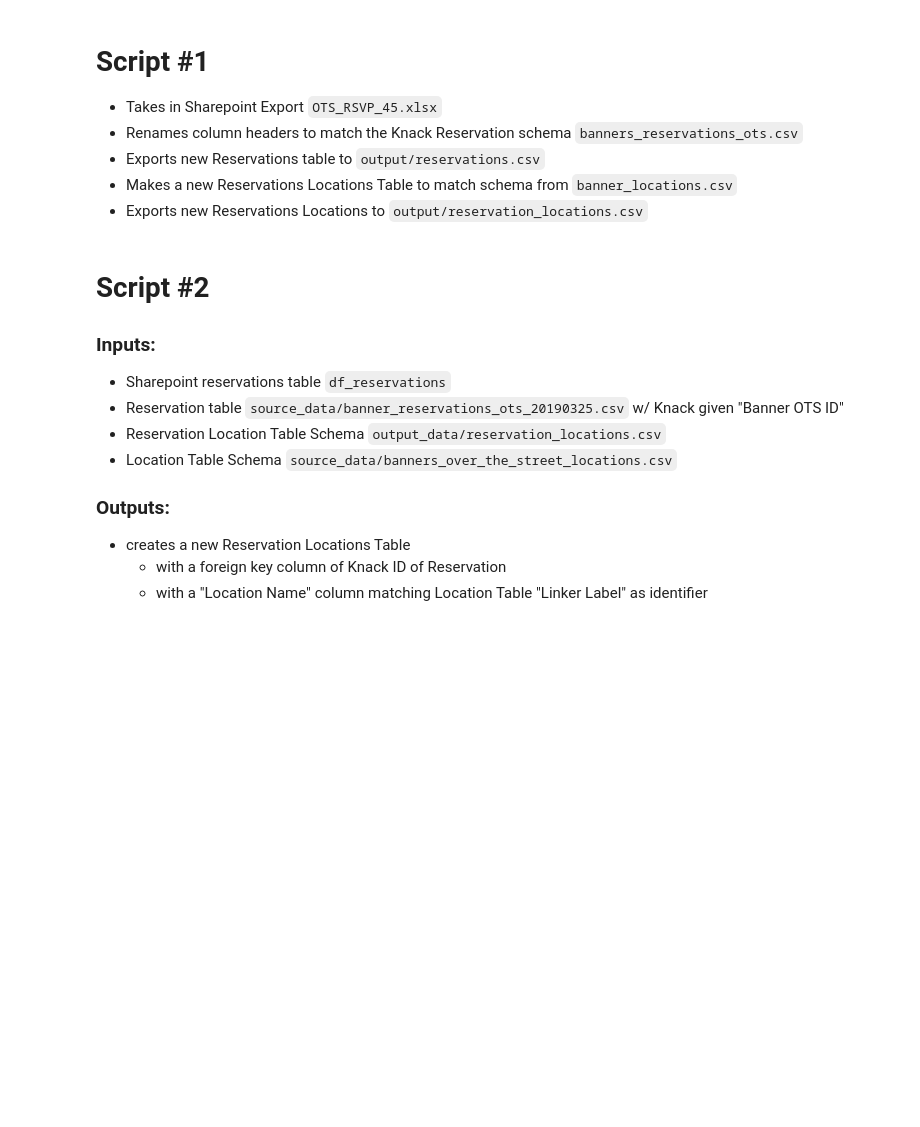
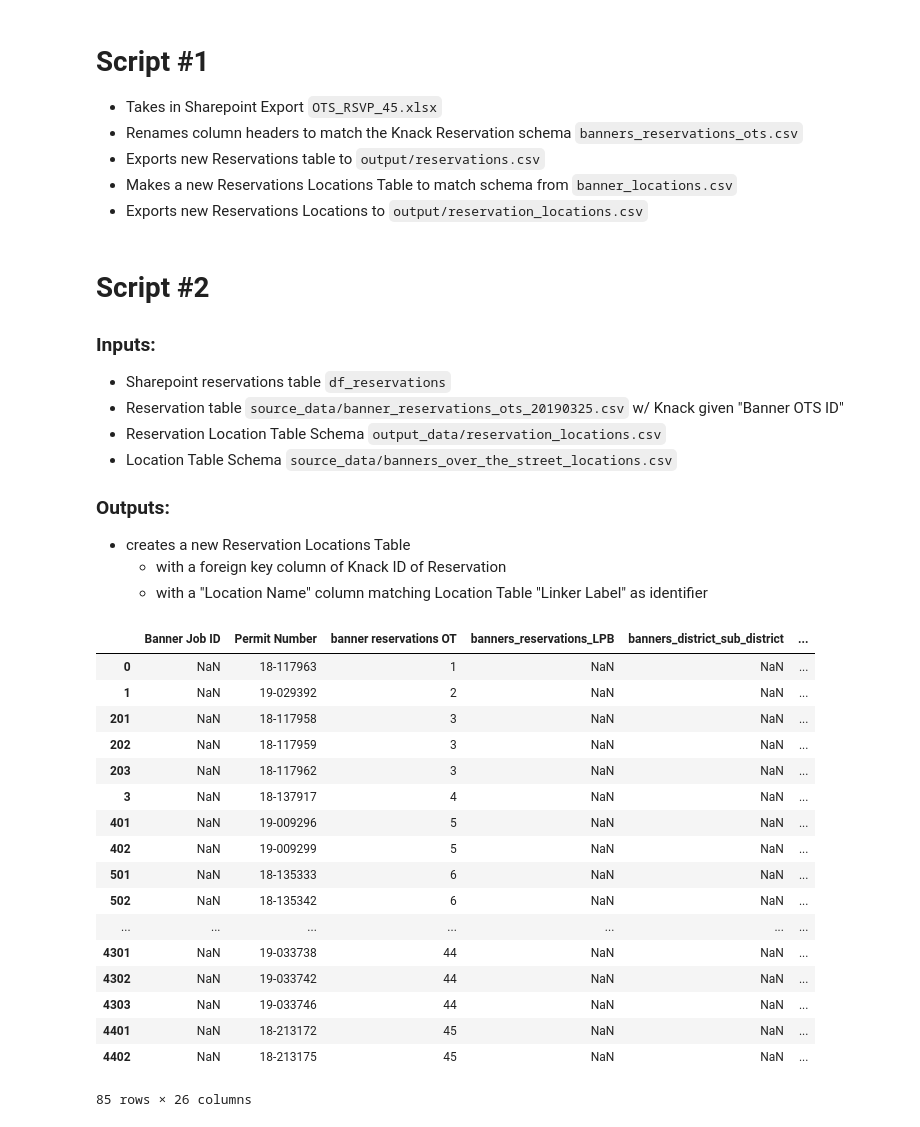
Before and after one commit to cityofaustin/atd-data-tech, a Jupyter notebook: dev/data_cleaning/banner_data_migration/banner_data.ipynb, the cells around one changed output. Cells and saved outputs as stored; diff of their text form; code cells hidden in the pictures; blank space fills up the shorter version.

```diff
--- a/dev/data_cleaning/banner_data_migration/banner_data.ipynb
+++ b/dev/data_cleaning/banner_data_migration/banner_data.ipynb
@@ -97,8 +97,6 @@ import math
 
 for i in df_reservations.index:
     has_one_location = df_reservations["Number of Banners OTS"][i] == 1
-
-
 
     if has_one_location:
         # Get Location value
@@ -124,7 +122,7 @@ for i in df_reservations.index:
             linker_name = df_reservations[f'OTS_Linker_1'][i]
 
         data = {
-            'Bbanner reservations OT': df_reservations["banner reservations OT"][i],
+            'banner reservations OT': df_reservations["banner reservations OT"][i],
             'Permit Number': df_reservations["Permit Number"][i],
             'banners_organization': df_reservations["Organization Name"][i],
             'Organization Name': df_reservations['Organization Name'][i],
@@ -147,17 +145,28 @@ for i in df_reservations.index:
         while x < df_reservations["Number of Banners OTS"][i]:
             x += 1
 
-            # This if is for an edge case were the row doesn't have a Permit Numbers
-            # This seems to happen when the org for a banner is ATD.
-            if type(df_reservations["Permit Number"][i]) == float and math.isnan(df_reservations["Permit Number"][i]):
+            try:
+                float(df_reservations["Permit Number"][i])
                 permit_number = None
                 parent_id = None
 
-            else:
+            except ValueError:
                 parent_id = df_reservations["Permit Number"][i].split(" Permits ")[0].split("Parent ID")[1].strip().rstrip(',')
                 permit_list = df_reservations["Permit Number"][i].split(" Permits ")[1].split(",")
+                permit_number = permit_list[x - 1].strip()
 
-                permit_number = permit_list[x - 1].strip()
+
+            # This if is for an edge case were the row doesn't have a Permit Numbers
+            # This seems to happen when the org for a banner is ATD.
+#             if type(df_reservations["Permit Number"][i]) == float and math.isnan(df_reservations["Permit Number"][i]):
+#                 permit_number = None
+#                 parent_id = None
+
+#             else:
+#                 parent_id = df_reservations["Permit Number"][i].split(" Permits ")[0].split("Parent ID")[1].strip().rstrip(',')
+#                 permit_list = df_reservations["Permit Number"][i].split(" Permits ")[1].split(",")
+
+#                 permit_number = permit_list[x - 1].strip()
 
             # Get Location value
             linker_location_series = locations_df.loc[ locations_df["Linker Name"] == df_reservations[f'OTS_Linker_{x}'][i], 'Linker Label']
@@ -202,3 +211,24 @@ for i in df_reservations.index:
             row_series = pd.Series(data)
             # Add row to dataframe at the current iterator index
             reso_locations_df.loc[f'{i}0{x}'] = row_series
+# %%
+reso_locations_df
+# %% [output]
+|  | Banner Job ID | Permit Number | banner reservations OT | banners_reservations_LPB | banners_district_sub_district | ... |
+| 0 | NaN | 18-117963 | 1 | NaN | NaN | ... |
+| 1 | NaN | 19-029392 | 2 | NaN | NaN | ... |
+| 201 | NaN | 18-117958 | 3 | NaN | NaN | ... |
+| 202 | NaN | 18-117959 | 3 | NaN | NaN | ... |
+| 203 | NaN | 18-117962 | 3 | NaN | NaN | ... |
+| 3 | NaN | 18-137917 | 4 | NaN | NaN | ... |
+| 401 | NaN | 19-009296 | 5 | NaN | NaN | ... |
+| 402 | NaN | 19-009299 | 5 | NaN | NaN | ... |
+| 501 | NaN | 18-135333 | 6 | NaN | NaN | ... |
+| 502 | NaN | 18-135342 | 6 | NaN | NaN | ... |
+| ... | ... | ... | ... | ... | ... | ... |
+| 4301 | NaN | 19-033738 | 44 | NaN | NaN | ... |
+| 4302 | NaN | 19-033742 | 44 | NaN | NaN | ... |
+| 4303 | NaN | 19-033746 | 44 | NaN | NaN | ... |
+| 4401 | NaN | 18-213172 | 45 | NaN | NaN | ... |
+| 4402 | NaN | 18-213175 | 45 | NaN | NaN | ... |
+85 rows × 26 columns
```
Also changed, not shown: parts of 1 cell of this notebook.
